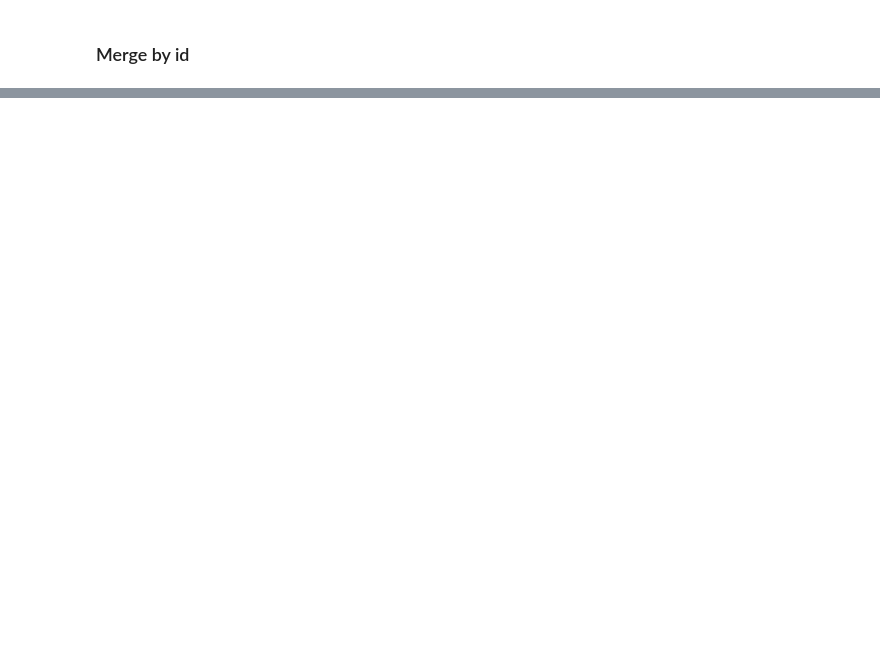
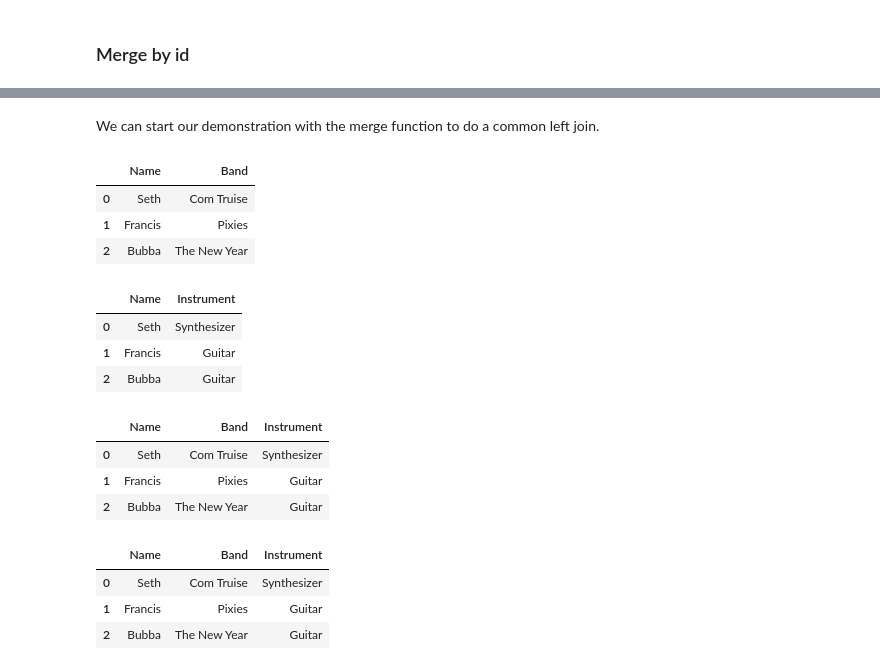
Before and after one commit to m-clark/data-processing-and-visualization, a Jupyter notebook: jupyter_notebooks/pandaverse.ipynb, the cells around one changed output, grey strips where cells are left out. Cells and saved outputs as stored; diff of their text form; code cells hidden in the pictures; blank space fills up the shorter version.

```diff
--- a/jupyter_notebooks/pandaverse.ipynb
+++ b/jupyter_notebooks/pandaverse.ipynb
@@ -282,3 +393,5 @@ Name: shootingDif, dtype: float64
+# %% [markdown]
+We can start our demonstration with the merge function to do a common left join.
 # %%
 ## ----merge_demo
 # band_members = data_frame(Name = c('Seth', 'Francis', 'Bubba'),
@@ -291,22 +404,41 @@ Name: shootingDif, dtype: float64
 
 # left_join(band_members, band_instruments)
 
-band_members = pd.DataFrame({'Name' : ['Seth', 'Francis', 'Bubba'],
-                             'Band' : ['Com Truise', 'Pixies', 'The New Year']
-                            })
-band_instruments = pd.DataFrame({'Name' : ['Seth', 'Francis', 'Bubba'],
-                               'Instrument' : ['Synthesizer', 'Guitar', 'Guitar']
-                            })
+band_members = pd.DataFrame({
+    'Name' : ['Seth', 'Francis', 'Bubba'],
+    'Band' : ['Com Truise', 'Pixies', 'The New Year']
+})
+
+band_instruments = pd.DataFrame({
+    'Name' : ['Seth', 'Francis', 'Bubba'],
+    'Instrument' : ['Synthesizer', 'Guitar', 'Guitar']
+})
 
 band_members
-band_instruments
-
-
-band_members.merge(band_instruments)
-
-# alternative
-# band_members = pd.DataFrame({'Band' : ['Com Truise', 'Pixies', 'The New Year']
-#                             }, index = ['Seth', 'Francis', 'Bubba'])
-# band_instruments = pd.DataFrame({'Instrument' : ['Synthesizer', 'Guitar', 'Guitar']},
-#                                 index = ['Seth', 'Francis', 'Bubba'])
-# band_members.join(band_instruments, how='left')
+# %% [output]
+|  | Name | Band |
+| 0 | Seth | Com Truise |
+| 1 | Francis | Pixies |
+| 2 | Bubba | The New Year |
+# %%
+band_instruments
+# %% [output]
+|  | Name | Instrument |
+| 0 | Seth | Synthesizer |
+| 1 | Francis | Guitar |
+| 2 | Bubba | Guitar |
+# %%
+band_members.merge(band_instruments)
+# %% [output]
+|  | Name | Band | Instrument |
+| 0 | Seth | Com Truise | Synthesizer |
+| 1 | Francis | Pixies | Guitar |
+| 2 | Bubba | The New Year | Guitar |
+# %%
+# alternative
+band_members.merge(band_instruments, on = 'Name', how = 'left')
+# %% [output]
+|  | Name | Band | Instrument |
+| 0 | Seth | Com Truise | Synthesizer |
+| 1 | Francis | Pixies | Guitar |
+| 2 | Bubba | The New Year | Guitar |
```
Also changed, not shown: parts of 44 cells of this notebook, 3 other files.
